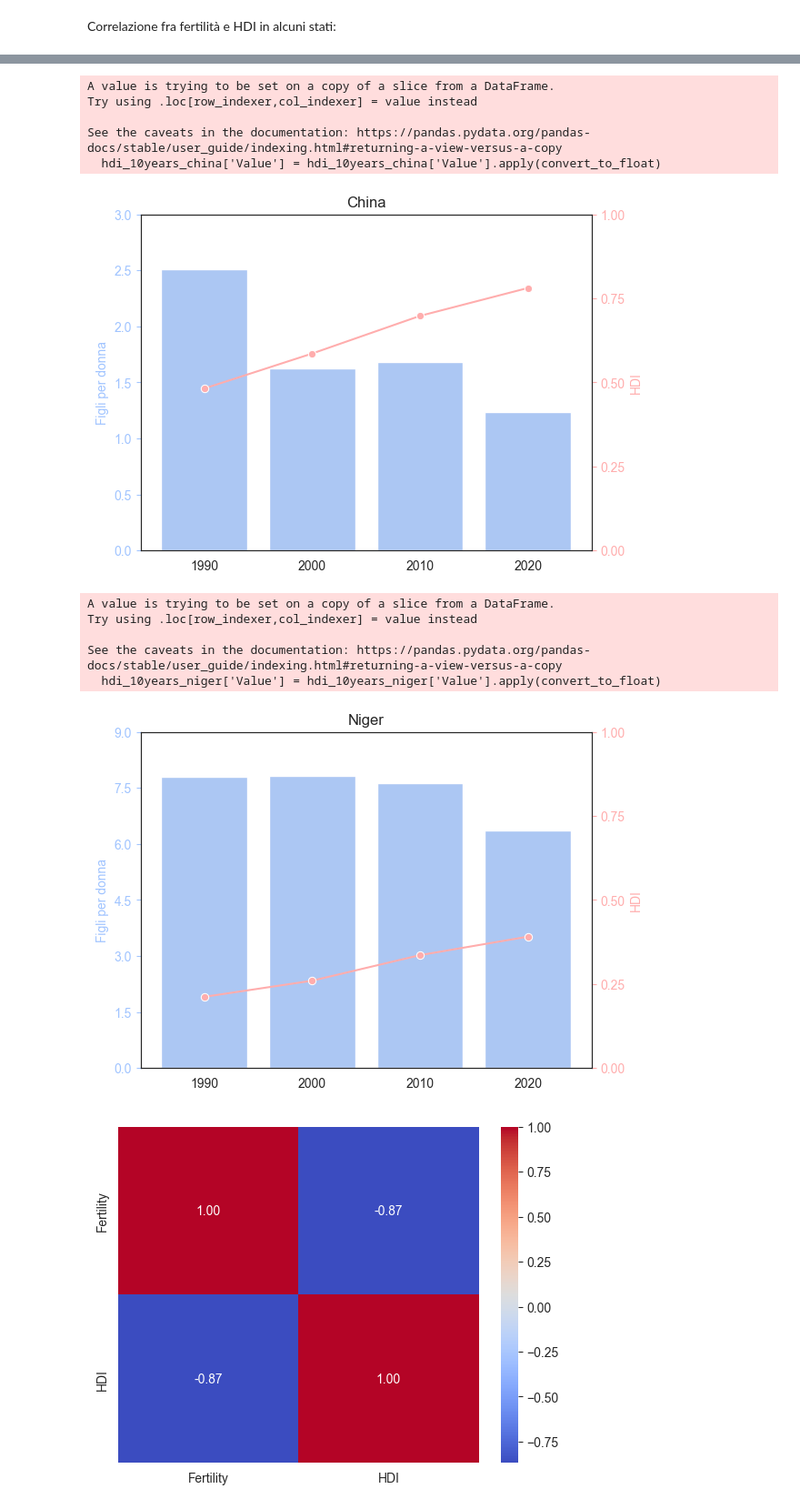
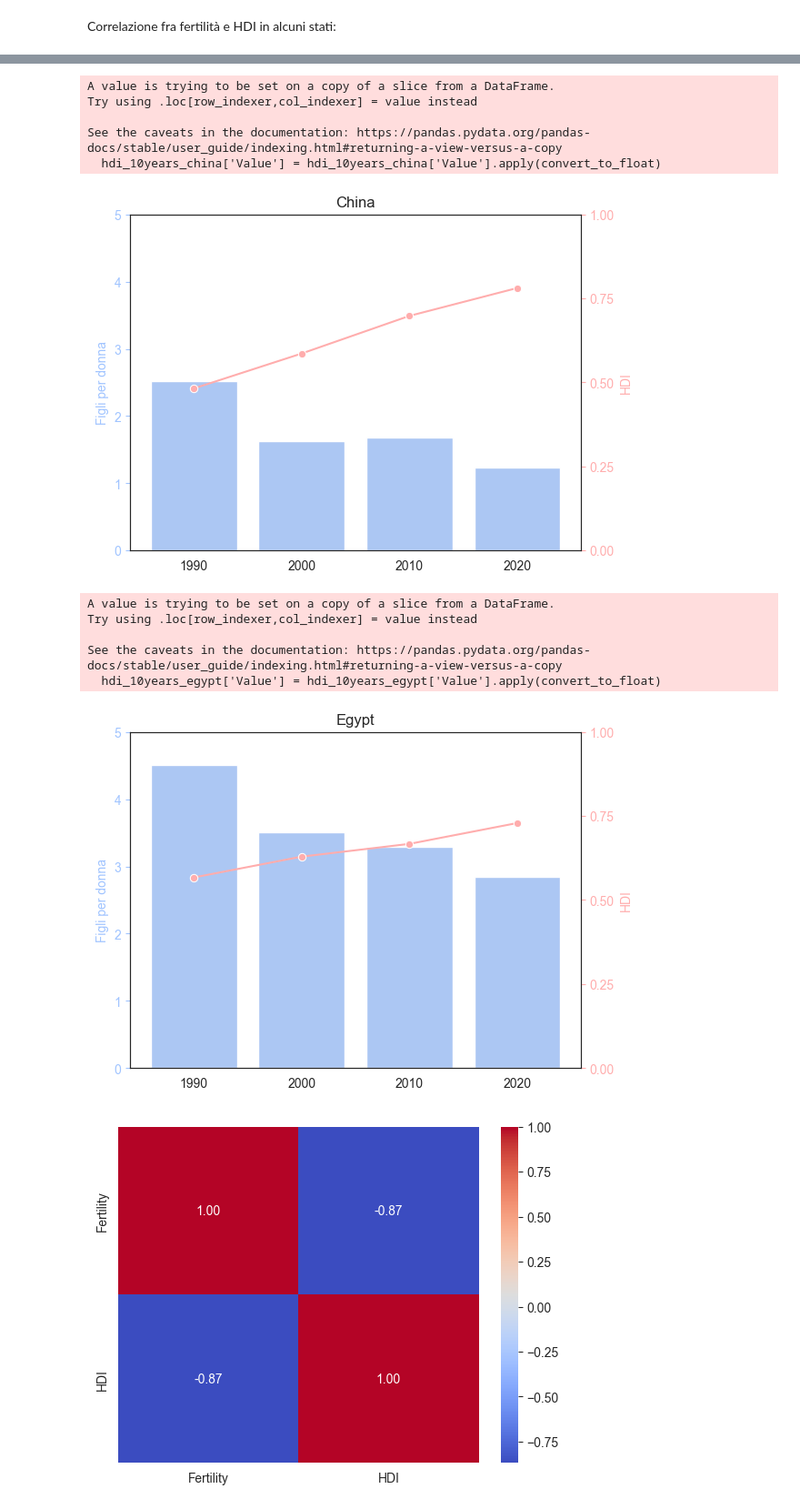
Before and after one commit to ByZeroMatt/SciVis_Project_2024, a Jupyter notebook: src/main/main.ipynb, the cells around one changed output, grey strips where cells are left out. Shown at 91% size. Cells and saved outputs as stored; diff of their text form; code cells hidden in the pictures.

```diff
--- a/src/main/main.ipynb
+++ b/src/main/main.ipynb
@@ -256,7 +256,7 @@ sns.barplot(
 ax1.set_title('Italy')
 ax1.set(xlabel=None)
 ax1.set_ylabel('Figli per donna', color='#A0C4FF')
-ax1.set_yticks(np.arange(0, 1.81, .25))
+ax1.set_yticks(np.arange(0, 5.01, 1))
 ax1.tick_params(axis='y', colors='#A0C4FF')
 
 ax2 = ax1.twinx()
@@ -297,7 +297,7 @@ sns.barplot(
 ax1.set_title('India')
 ax1.set(xlabel=None)
 ax1.set_ylabel('Figli per donna', color='#A0C4FF')
-ax1.set_yticks(np.arange(0, 4.1, .5))
+ax1.set_yticks(np.arange(0, 5.01, 1))
 ax1.tick_params(axis='y', colors='#A0C4FF')
 
 ax2 = ax1.twinx()
@@ -336,58 +336,58 @@ sns.barplot(
     color='#A0C4FF'
 )
 ax1.set_title('China')
 ax1.set(xlabel=None)
 ax1.set_ylabel('Figli per donna', color='#A0C4FF')
-ax1.set_yticks(np.arange(0, 3.1, .5))
+ax1.set_yticks(np.arange(0, 5.01, 1))
 ax1.tick_params(axis='y', colors='#A0C4FF')
 
 ax2 = ax1.twinx()
 
 hdi_10years_china = hdi_10years[(hdi_10years['Country'] == 'China')]
 hdi_10years_china['Value'] = hdi_10years_china['Value'].apply(convert_to_float)
 sns.lineplot(
     data=hdi_10years_china,
     x='Year',
     y='Value',
     marker='o',
     ax=ax2,
     color='#FFADAD'
 )
 ax2.set_ylabel('HDI', color='#FFADAD')
 ax2.set_yticks(np.arange(0, 1.01, .25))
 ax2.tick_params(axis='y', colors='#FFADAD')
 
 plt.show()
 # %% [output]
 A value is trying to be set on a copy of a slice from a DataFrame.
 Try using .loc[row_indexer,col_indexer] = value instead
 
 See the caveats in the documentation: https://pandas.pydata.org/pandas-docs/stable/user_guide/indexing.html#returning-a-view-versus-a-copy
   hdi_10years_china['Value'] = hdi_10years_china['Value'].apply(convert_to_float)
-[figure, old version]
+[figure, new version]
 # %%
 sns.set_style('white')
 fig, ax1, = plt.subplots()
 
-fertility_ds_niger_90to20 = fertility_ds[(fertility_ds['Country or Area'] == 'Niger') & ((fertility_ds['Year(s)'] == 1990) | (fertility_ds['Year(s)'] == 2000) | (fertility_ds['Year(s)'] == 2010) | (fertility_ds['Year(s)'] == 2020))]
+fertility_ds_egypt_90to20 = fertility_ds[(fertility_ds['Country or Area'] == 'Egypt') & ((fertility_ds['Year(s)'] == 1990) | (fertility_ds['Year(s)'] == 2000) | (fertility_ds['Year(s)'] == 2010) | (fertility_ds['Year(s)'] == 2020))]
 sns.barplot(
-    data=fertility_ds_niger_90to20,
+    data=fertility_ds_egypt_90to20,
     x='Year(s)',
     y='Value',
     color='#A0C4FF'
 )
-ax1.set_title('Niger')
+ax1.set_title('Egypt')
 ax1.set(xlabel=None)
 ax1.set_ylabel('Figli per donna', color='#A0C4FF')
-ax1.set_yticks(np.arange(0, 9.1, 1.5))
+ax1.set_yticks(np.arange(0, 5.01, 1))
 ax1.tick_params(axis='y', colors='#A0C4FF')
 
 ax2 = ax1.twinx()
 
-hdi_10years_niger = hdi_10years[(hdi_10years['Country'] == 'Niger')]
-hdi_10years_niger['Value'] = hdi_10years_niger['Value'].apply(convert_to_float)
+hdi_10years_egypt = hdi_10years[(hdi_10years['Country'] == 'Egypt')]
+hdi_10years_egypt['Value'] = hdi_10years_egypt['Value'].apply(convert_to_float)
 sns.lineplot(
-    data=hdi_10years_niger,
+    data=hdi_10years_egypt,
     x='Year',
     y='Value',
     marker='o',
@@ -404,8 +404,8 @@ A value is trying to be set on a copy of a slice from a DataFrame.
 Try using .loc[row_indexer,col_indexer] = value instead
 
 See the caveats in the documentation: https://pandas.pydata.org/pandas-docs/stable/user_guide/indexing.html#returning-a-view-versus-a-copy
-  hdi_10years_niger['Value'] = hdi_10years_niger['Value'].apply(convert_to_float)
+  hdi_10years_egypt['Value'] = hdi_10years_egypt['Value'].apply(convert_to_float)
-[figure, old version]
+[figure, new version]
 # %%
 # TODO: da finire heatmap
 def convert_to_integer(x):
```
Also changed, not shown: parts of 2 cells of this notebook.
